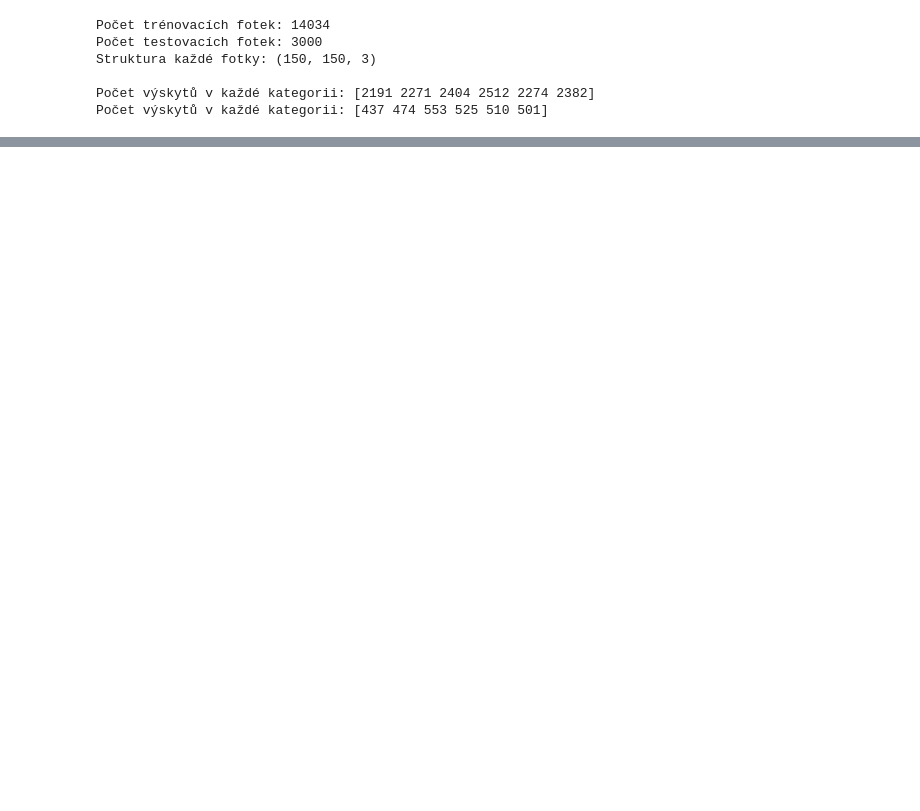
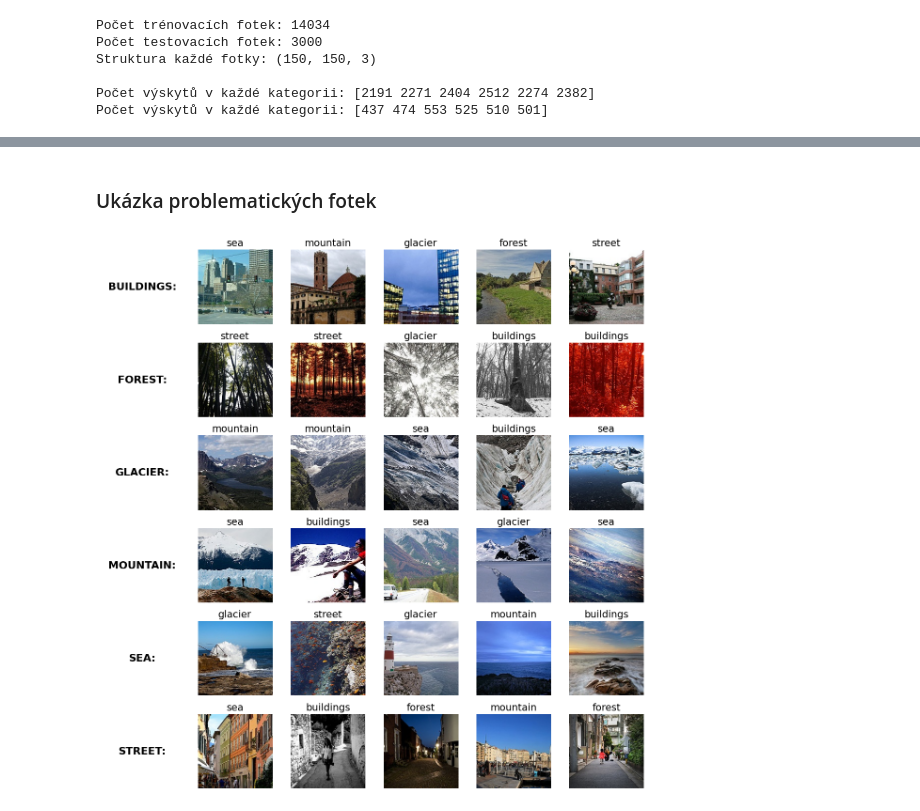
Before and after one commit to radeksmejky9/KI-USU, a Jupyter notebook: ML.ipynb, the cells around one changed output, grey strips where cells are left out. Saved outputs shown, nothing was run; the diff lists cells and outputs as text; code cells hidden in the pictures; blank space fills up the shorter version.

```diff
--- a/ML.ipynb
+++ b/ML.ipynb
@@ -197,0 +148,34 @@ axis[1].legend()
+# %% [markdown]
+### Ukázka problematických fotek
+# %%
+num_images_per_category = 5
+images_to_display = {}
+
+for idx in range(len(y_pred)):
+    pred = y_pred[idx]
+    true_label = y_test_models[idx]
+    if pred != true_label:
+        if true_label not in images_to_display:
+            images_to_display[true_label] = []
+        if len(images_to_display[true_label]) < num_images_per_category:
+            images_to_display[true_label].append((x_test[idx], pred))
+
+num_rows = len(images_to_display)
+num_cols = num_images_per_category
+
+fig, axes = plt.subplots(num_rows, num_cols + 1, figsize=((num_cols + 1) * 2, num_rows * 2))
+
+for row, (category, images) in enumerate(images_to_display.items()):
+    axes[row, 0].text(0.5, 0.5, f"{categories[category].upper()}:", rotation=0, ha='center', va='center', fontsize=16, weight='bold')
+    axes[row, 0].axis('off')
+
+    for col, (img, pred_label) in enumerate(images):
+        ax = axes[row, col + 1]
+        ax.imshow(img)
+        ax.axis("off")
+        ax.set_title(categories[pred_label], fontsize=15)
+
+plt.tight_layout()
+plt.show()
+# %% [output]
+[figure, added]
```
Also changed, not shown: parts of 18 cells of this notebook.
